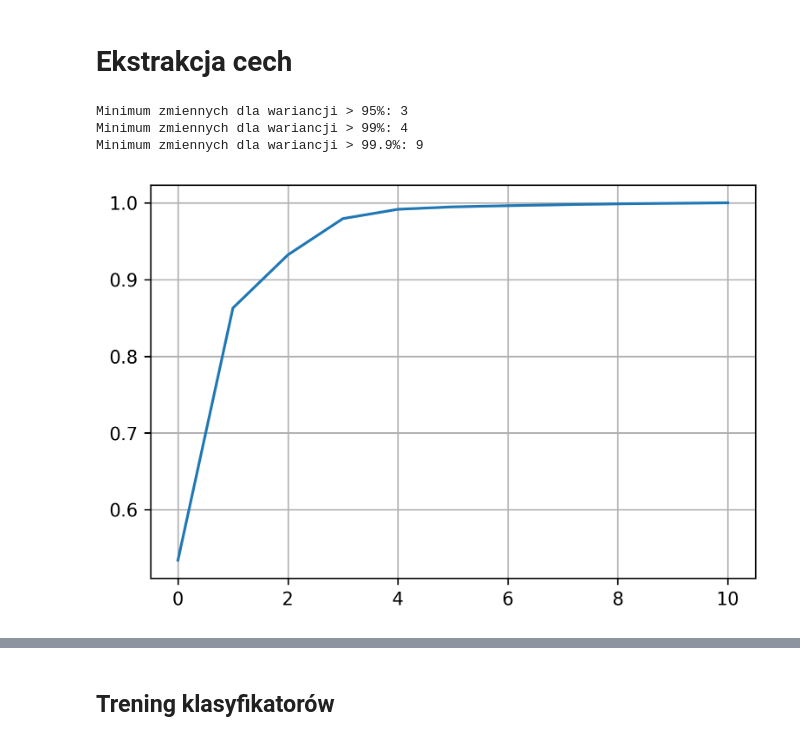
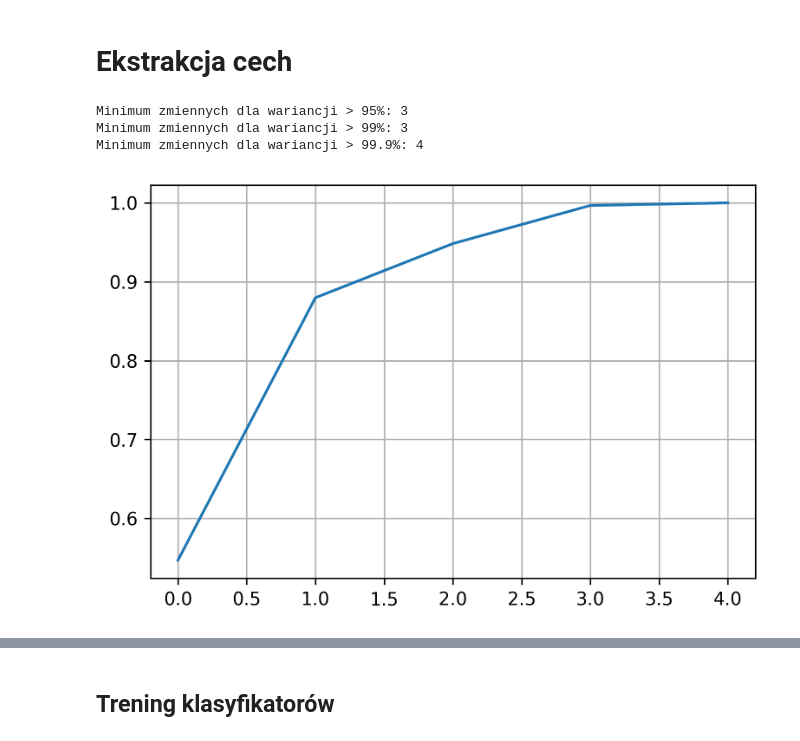
Before and after one commit to polemizatorr/Classification-of-carpal-tunnel-syndrome, a Jupyter notebook: Classification of carpal tunnel syndrome.ipynb, the cells around one changed output, grey strips where cells are left out. Cells and saved outputs as stored; diff of their text form; code cells hidden in the pictures.

```diff
--- a/Classification of carpal tunnel syndrome.ipynb
+++ b/Classification of carpal tunnel syndrome.ipynb
@@ -346,21 +346,21 @@ df_standardized
 # %%
 from sklearn.decomposition import PCA
 
-pca = PCA(n_components=11)
-pca.fit(df_removed.iloc[:,0:11])
+pca = PCA(n_components=5)
+pca.fit(df_removed.iloc[:,1:6])
 
 cev = pca.explained_variance_ratio_.cumsum()
 
 plt.grid()
 plt.plot(cev)
 plt.savefig('variance.png')
 
 print(f'Minimum zmiennych dla wariancji > 95%: {np.argmax(cev > 0.95)}')
 print(f'Minimum zmiennych dla wariancji > 99%: {np.argmax(cev > 0.99)}')
 print(f'Minimum zmiennych dla wariancji > 99.9%: {np.argmax(cev > 0.999)}')
 # %% [output]
 Minimum zmiennych dla wariancji > 95%: 3
-Minimum zmiennych dla wariancji > 99%: 4
-Minimum zmiennych dla wariancji > 99.9%: 9
+Minimum zmiennych dla wariancji > 99%: 3
+Minimum zmiennych dla wariancji > 99.9%: 4
-[figure, old version]
+[figure, new version]
 # %%
```
Also changed, not shown: parts of 11 cells of this notebook, 1 other file.
